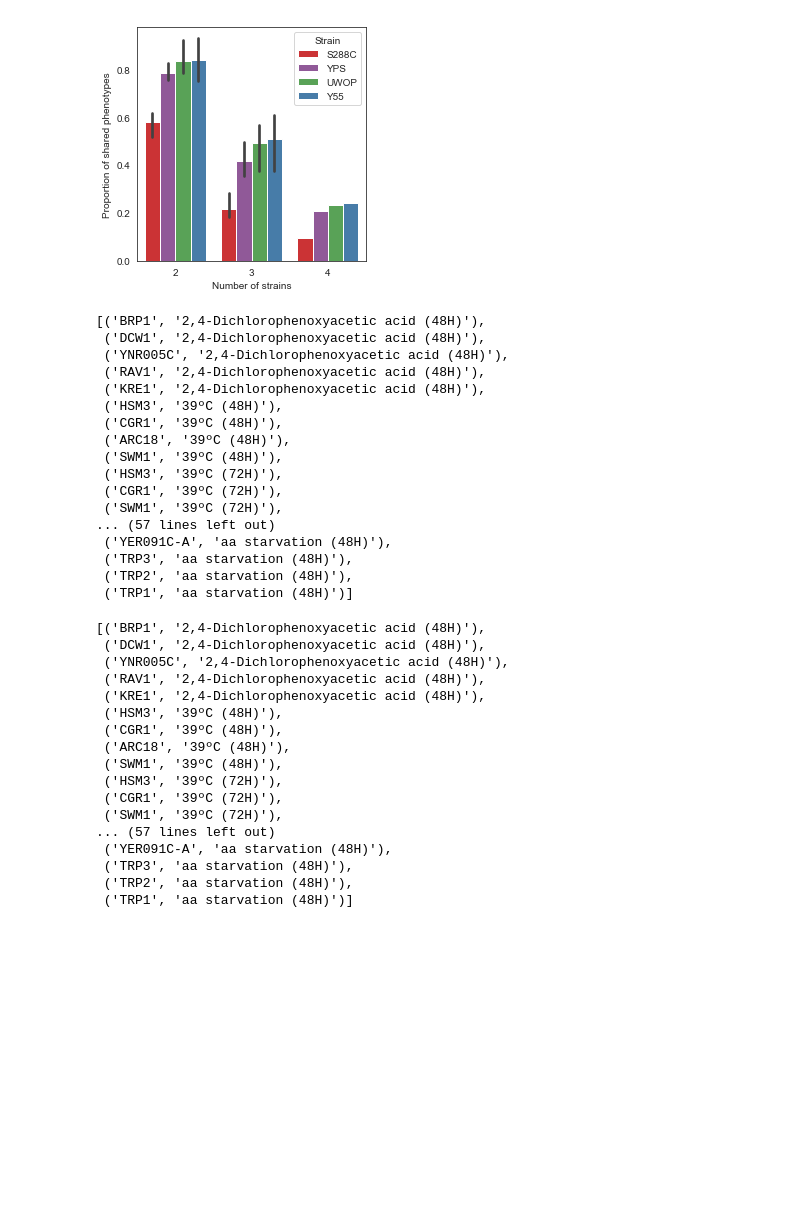
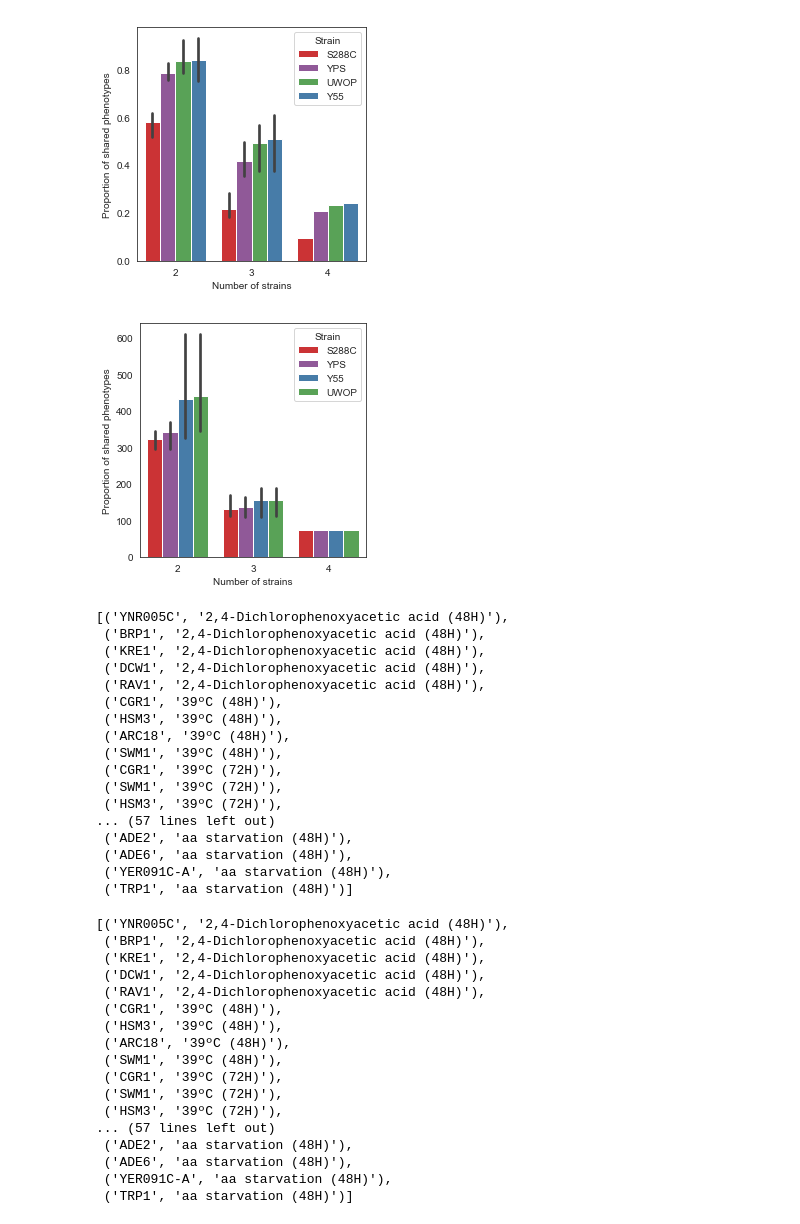
Before and after one commit to mgalardini/2018koyeast, a Jupyter notebook: notebooks/deviations_rarefaction.ipynb, the cells around one changed output. Drawn from its saved outputs; the diff is of its cells as text; code cells hidden in the pictures; blank space fills up the shorter version.

Commit message:
Deviations stratification update

```diff
--- a/notebooks/deviations_rarefaction.ipynb
+++ b/notebooks/deviations_rarefaction.ipynb
@@ -91,7 +91,9 @@ for s in strains:
         res.append((s, o,
                     2,
                     sh.shape[0]/p,
-                    e.shape[0]/p))
+                    e.shape[0]/p,
+                    sh.shape[0],
+                    e.shape[0]))
 
     for i in [2, 3]:
         for o in itertools.combinations(set(strains).difference([s]),
@@ -117,14 +119,18 @@ for s in strains:
             res.append((s, ','.join(o),
                         i+1,
                         sh.shape[0]/p,
-                        e.shape[0]/p))
+                        e.shape[0]/p,
+                        sh.shape[0],
+                        e.shape[0]))
 
 r = pd.DataFrame(res,
                  columns=['strain',
                           'others',
                           'comparisons',
                           'shared',
-                          'exclusive'])
+                          'exclusive',
+                          'nshared',
+                          'nexclusive'])
 # %%
 p = r.set_index(['strain',
                  'others',
@@ -167,47 +173,78 @@ plt.savefig('deviations-sets-increasing.svg',
             transparent=True);
 # %% [output]
 [figure]
+# %%
+sns.catplot(x='comparisons', y='value',
+            hue='strain',
+            height=4, aspect=1,
+            kind='bar', data=p[p['variable'] == 'nshared'],
+            hue_order=p[(p['variable'] == 'nshared') &
+                        (p['comparisons'] == 2)
+                       ].groupby('strain')['value'].mean().sort_values().index,
+            palette=[cstrains[x] for x in p[(p['variable'] == 'nshared') &
+                                            (p['comparisons'] == 2)
+                                           ].groupby('strain')['value'
+                                           ].mean().sort_values().index],
+            legend=False)
+
+plt.legend(title='Strain',
+           loc='upper right')
+
+plt.ylabel('Proportion of shared phenotypes')
+plt.xlabel('Number of strains')
+
+sns.despine(top=False,
+            right=False)
+
+plt.savefig('deviations-sets-increasing-numbers.png',
+            dpi=300, bbox_inches='tight',
+            transparent=True)
+plt.savefig('deviations-sets-increasing-numbers.svg',
+            dpi=300, bbox_inches='tight',
+            transparent=True);
+# %% [output]
+[figure, added]
 # %%
 [(gn.get(x, x), y)
  for x, y in sorted(set(ds['S288C']), key=lambda x: x[1])]
 # %% [output]
-[('BRP1', '2,4-Dichlorophenoxyacetic acid (48H)'),
+[('YNR005C', '2,4-Dichlorophenoxyacetic acid (48H)'),
+ ('BRP1', '2,4-Dichlorophenoxyacetic acid (48H)'),
+ ('KRE1', '2,4-Dichlorophenoxyacetic acid (48H)'),
  ('DCW1', '2,4-Dichlorophenoxyacetic acid (48H)'),
- ('YNR005C', '2,4-Dichlorophenoxyacetic acid (48H)'),
  ('RAV1', '2,4-Dichlorophenoxyacetic acid (48H)'),
- ('KRE1', '2,4-Dichlorophenoxyacetic acid (48H)'),
+ ('CGR1', '39ºC (48H)'),
  ('HSM3', '39ºC (48H)'),
- ('CGR1', '39ºC (48H)'),
  ('ARC18', '39ºC (48H)'),
  ('SWM1', '39ºC (48H)'),
- ('HSM3', '39ºC (72H)'),
  ('CGR1', '39ºC (72H)'),
  ('SWM1', '39ºC (72H)'),
+ ('HSM3', '39ºC (72H)'),
 ... (57 lines left out)
+ ('ADE2', 'aa starvation (48H)'),
+ ('ADE6', 'aa starvation (48H)'),
  ('YER091C-A', 'aa starvation (48H)'),
- ('TRP3', 'aa starvation (48H)'),
- ('TRP2', 'aa starvation (48H)'),
  ('TRP1', 'aa starvation (48H)')]
 # %%
 [(gn.get(x, x), y)
  for x, y in sorted(set(ds['Y55']), key=lambda x: x[1])]
 # %% [output]
-[('BRP1', '2,4-Dichlorophenoxyacetic acid (48H)'),
+[('YNR005C', '2,4-Dichlorophenoxyacetic acid (48H)'),
+ ('BRP1', '2,4-Dichlorophenoxyacetic acid (48H)'),
+ ('KRE1', '2,4-Dichlorophenoxyacetic acid (48H)'),
  ('DCW1', '2,4-Dichlorophenoxyacetic acid (48H)'),
- ('YNR005C', '2,4-Dichlorophenoxyacetic acid (48H)'),
  ('RAV1', '2,4-Dichlorophenoxyacetic acid (48H)'),
- ('KRE1', '2,4-Dichlorophenoxyacetic acid (48H)'),
+ ('CGR1', '39ºC (48H)'),
  ('HSM3', '39ºC (48H)'),
- ('CGR1', '39ºC (48H)'),
  ('ARC18', '39ºC (48H)'),
  ('SWM1', '39ºC (48H)'),
- ('HSM3', '39ºC (72H)'),
  ('CGR1', '39ºC (72H)'),
  ('SWM1', '39ºC (72H)'),
+ ('HSM3', '39ºC (72H)'),
 ... (57 lines left out)
+ ('ADE2', 'aa starvation (48H)'),
+ ('ADE6', 'aa starvation (48H)'),
  ('YER091C-A', 'aa starvation (48H)'),
- ('TRP3', 'aa starvation (48H)'),
- ('TRP2', 'aa starvation (48H)'),
  ('TRP1', 'aa starvation (48H)')]
 # %%
 [(gn.get(x, x), y)
```
Also changed, not shown: parts of 4 cells of this notebook.
